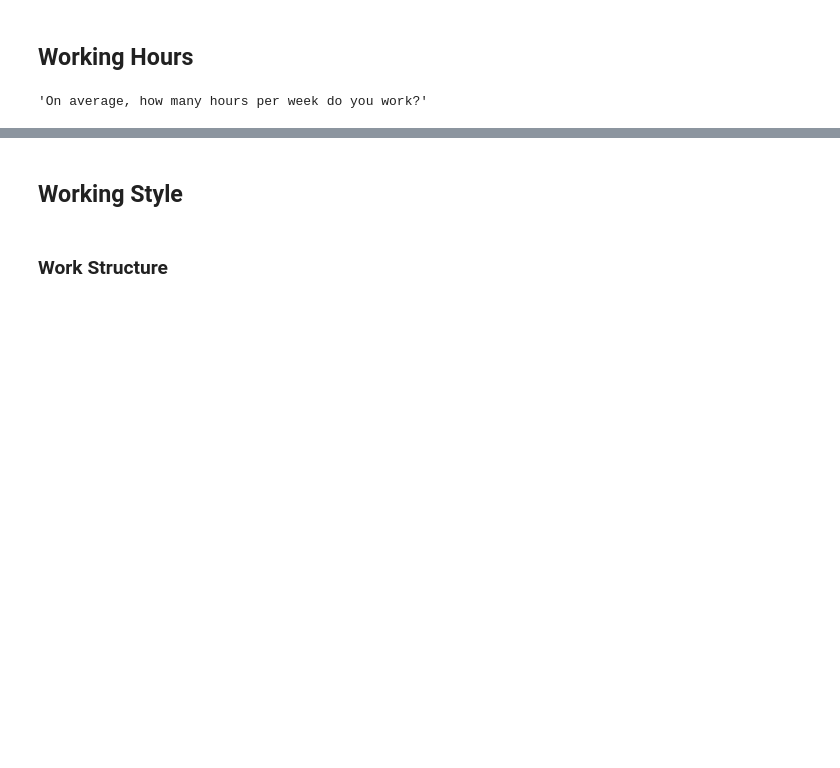
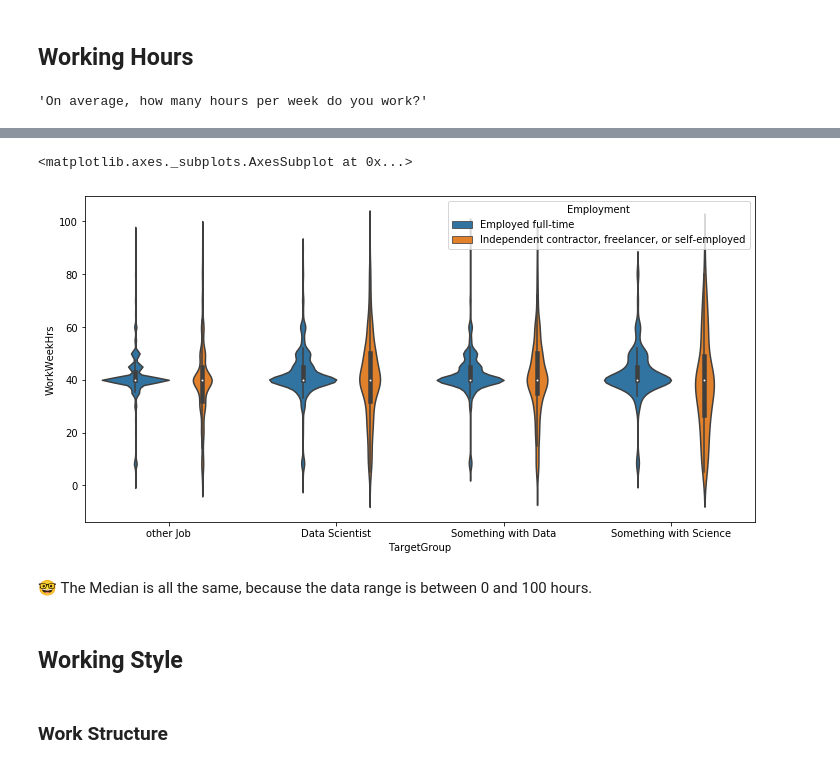
Before and after one commit to dirkkalmbach/How-to-Freelance-in-Data-Science, a Jupyter notebook: Data Analysis.ipynb, the cells around one changed output, grey strips where cells are left out. Cells and saved outputs as stored; diff of their text form; code cells hidden in the pictures; blank space fills up the shorter version.

```diff
--- a/Data Analysis.ipynb
+++ b/Data Analysis.ipynb
@@ -289,2 +299,5 @@ h.get_desc("WorkWeekHrs")
+# %%
+# set maximum working hour per week
+OUTLIER_SIZE=100
 # %%
 #TODO -> NaN in Working Hours <- Sandbox
@@ -302,3 +333,11 @@ Avg Working Hours per week
+# %%
+plt.figure(figsize=(12,6))
+sns.violinplot(y="WorkWeekHrs", x="TargetGroup", hue="Employment", data=df[df.WorkWeekHrs<OUTLIER_SIZE])
+# %% [output]
+<matplotlib.axes._subplots.AxesSubplot at 0x...>
+[figure, added]
+# %% [markdown]
+🤓 The Median is all the same, because the data range is between 0 and 100 hours.
 # %% [markdown]
 ## Working Style
 # %% [markdown]
```
Also changed, not shown: parts of 13 cells of this notebook, 1 other file.
